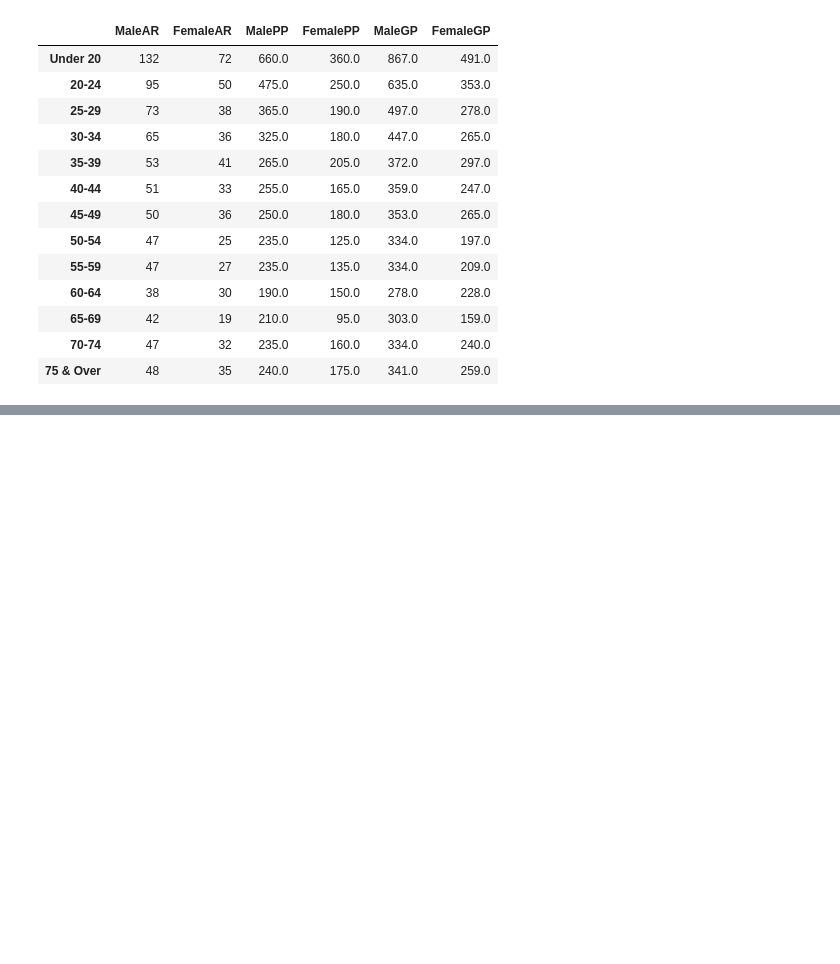
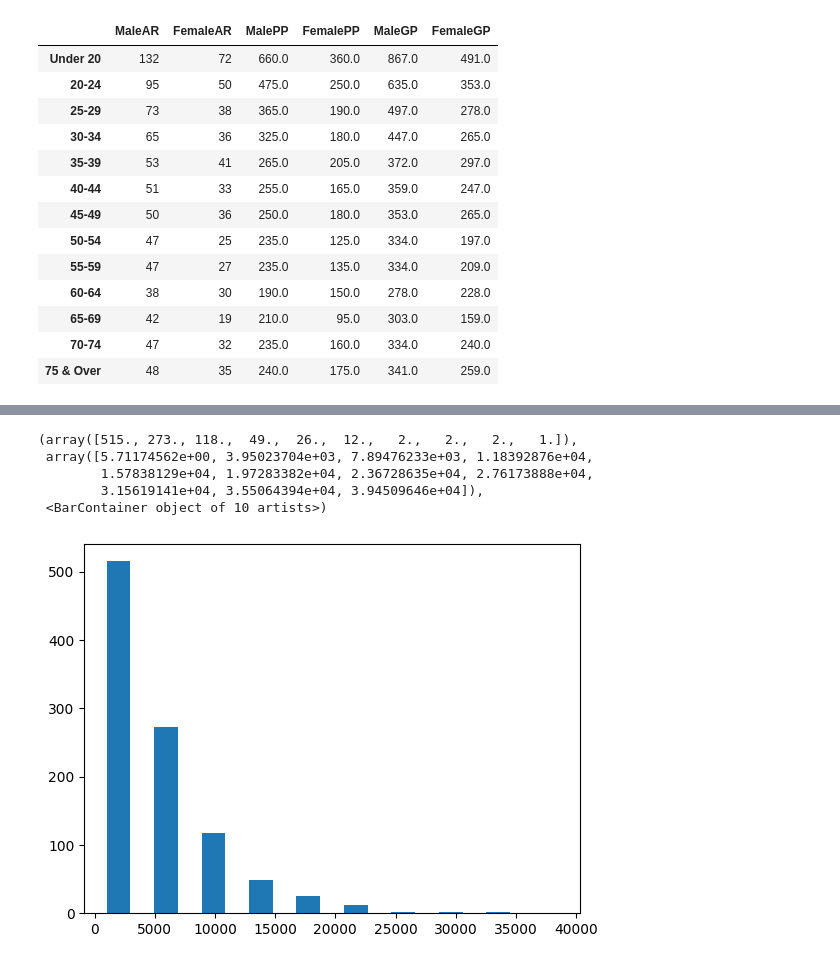
Before and after one commit to RayhanM17/DATA-SCIENCE-NOTEBOOKS, a Jupyter notebook: JN/auto-insurance.ipynb, the cells around one changed output, grey strips where cells are left out. Saved outputs shown, nothing was run; the diff lists cells and outputs as text; code cells hidden in the pictures; blank space fills up the shorter version.

```diff
--- a/JN/auto-insurance.ipynb
+++ b/JN/auto-insurance.ipynb
@@ -110,0 +157,9 @@ df
+# %%
+plt.hist(severity, rwidth=0.5)
+# %% [output]
+(array([515., 273., 118.,  49.,  26.,  12.,   2.,   2.,   2.,   1.]),
+ array([5.71174562e+00, 3.95023704e+03, 7.89476233e+03, 1.18392876e+04,
+        1.57838129e+04, 1.97283382e+04, 2.36728635e+04, 2.76173888e+04,
+        3.15619141e+04, 3.55064394e+04, 3.94509646e+04]),
+ <BarContainer object of 10 artists>)
+[figure, added]
```
Also changed, not shown: parts of 7 cells of this notebook.
